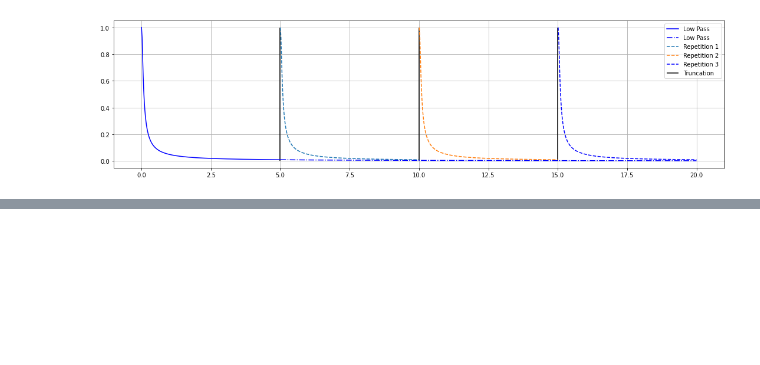
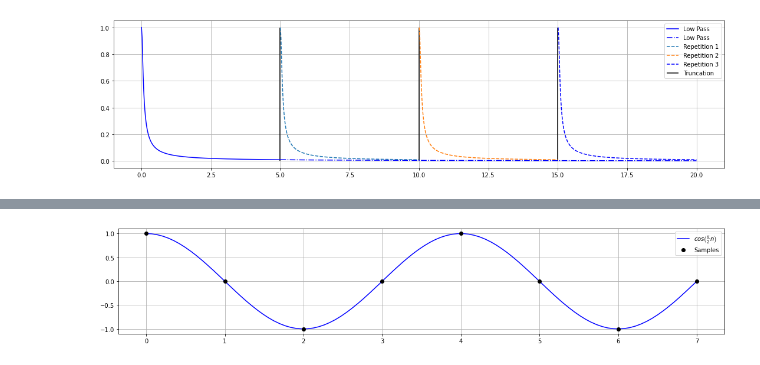
Before and after one commit to NerusSkyhigh/Advanced-Electronics, a Jupyter notebook: _sources/21-10-25 L09.ipynb, the cells around one changed output, grey strips where cells are left out. Cells and saved outputs as stored; diff of their text form; code cells hidden in the pictures; blank space fills up the shorter version.

```diff
--- a/_sources/21-10-25 L09.ipynb
+++ b/_sources/21-10-25 L09.ipynb
@@ -193,0 +230,24 @@ These two are the conventional form of the DFT and its inverse.
+# %%
+import matplotlib.pyplot as plt
+import numpy as np
+
+##############
+# PARAMETERS #
+##############
+n = np.linspace(start=0, stop=8, num=8, endpoint=False)
+t = np.linspace(start=0, stop=7, num=100, endpoint=True)
+
+#########
+# PLOTS #
+#########
+fig, ax = plt.subplots(1, 1, figsize=(15, 3))
+
+ax.plot(t, np.cos(np.pi/2 * t), "b", label=r"$cos\left( \frac{\pi}{2}n\right)$")
+ax.plot(n, np.cos(np.pi/2 * n), "ko", label="Samples")
+
+ax.grid()
+ax.legend()
+fig.tight_layout()
+plt.show()
+# %% [output]
+[figure, added]
```
Also changed, not shown: parts of 5 cells of this notebook, 29 other files.
